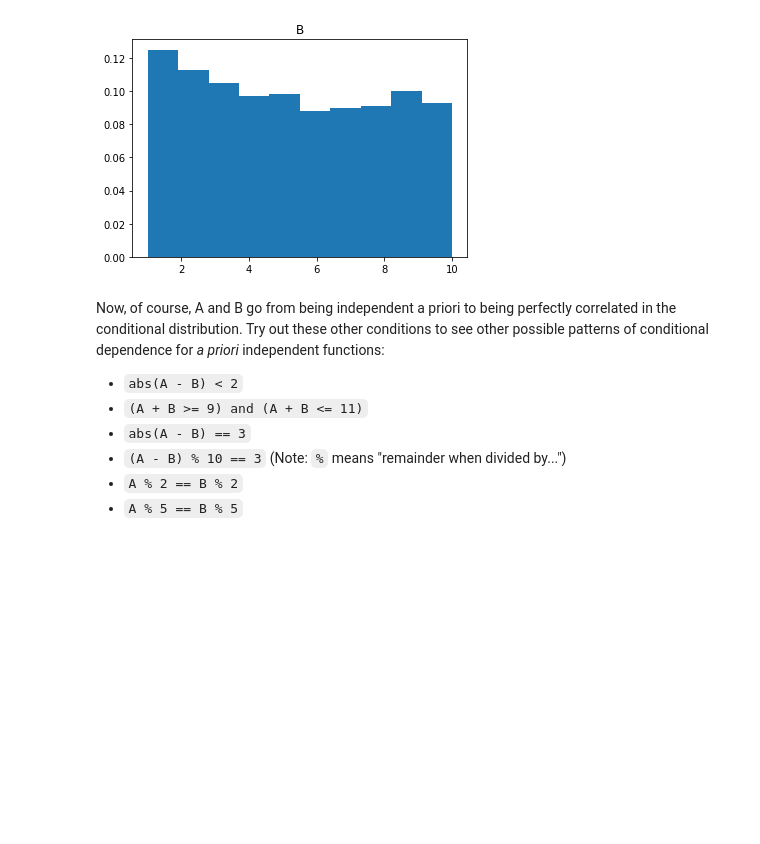
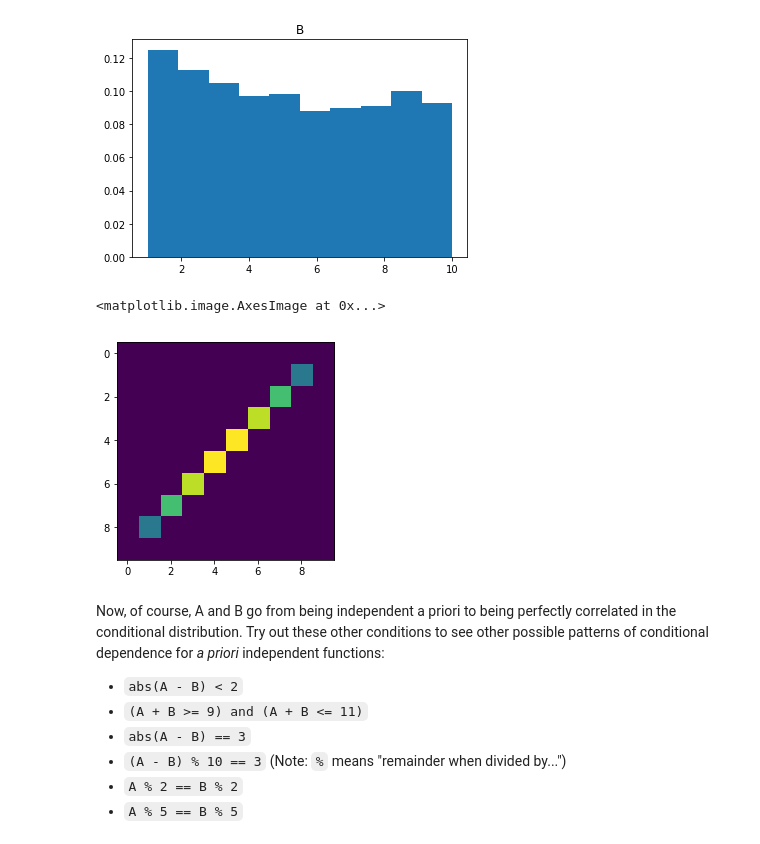
Before and after one commit to ebigelow/probmods-pyro, a Jupyter notebook: Chapter 5 - Conditional Dependence.ipynb, the cells around one changed output. Saved outputs shown, nothing was run; the diff lists cells and outputs as text; code cells hidden in the pictures; blank space fills up the shorter version.

```diff
--- a/Chapter 5 - Conditional Dependence.ipynb
+++ b/Chapter 5 - Conditional Dependence.ipynb
@@ -263,6 +181,11 @@ viz(sum_posterior[:, 1])
 # %% [output]
 [figure]
 [figure]
+# %%
+viz_heatmap(sum_posterior, {})
+# %% [output]
+<matplotlib.image.AxesImage at 0x...>
+[figure, added]
 # %% [markdown]
 Now, of course, A and B go from being independent a priori to being perfectly correlated in the conditional distribution.
 Try out these other conditions to see other possible patterns of conditional dependence for *a priori* independent functions:
```
Also changed, not shown: parts of 12 cells of this notebook.
